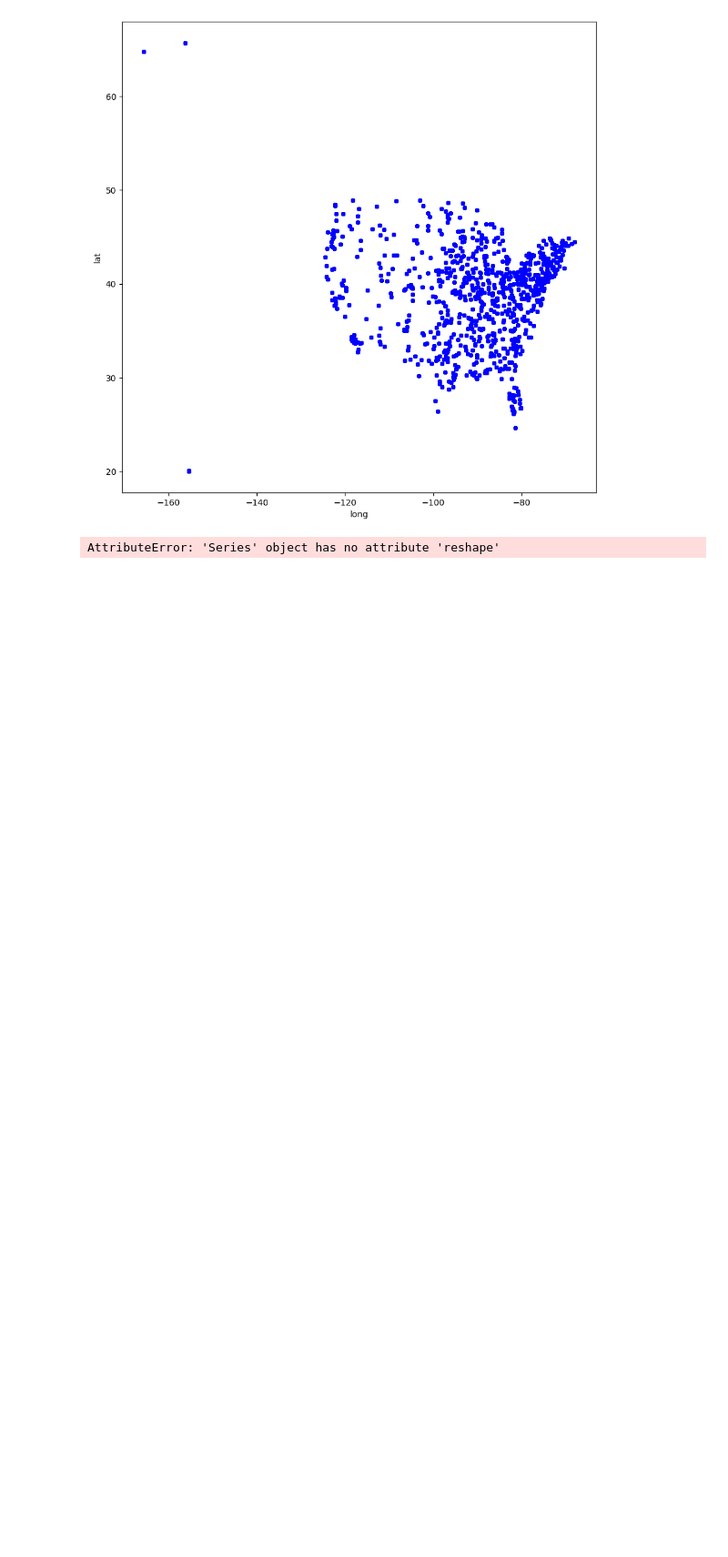
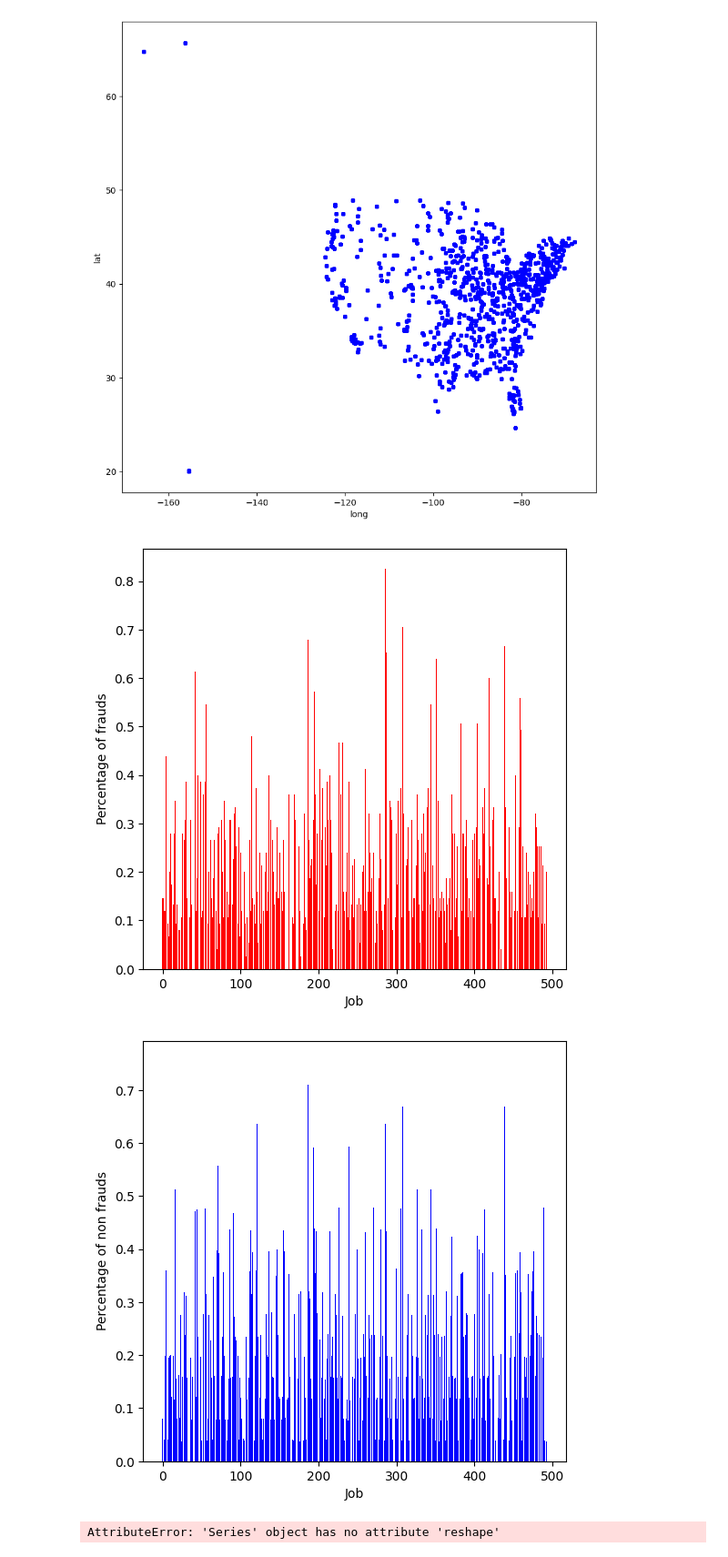
Before and after one commit to SenZmaKi/NyakaMwizi, a Jupyter notebook: nyakamwizi.ipynb, the cells around one changed output. Shown at 91% size. Drawn from its saved outputs; the diff is of its cells as text; code cells hidden in the pictures; blank space fills up the shorter version.

```diff
--- a/nyakamwizi.ipynb
+++ b/nyakamwizi.ipynb
@@ -310,6 +312,12 @@ non_fraud_transactions.plot(kind="scatter", x="long", y="lat", alpha=0.002, figs
 <Axes: xlabel='long', ylabel='lat'>
 [figure]
 [figure]
+# %%
+plot_distributions(fraud_transactions, "job", "Job", "Percentage of frauds", (6, 6), "r", intervals=False)
+plot_distributions(non_fraud_transactions, "job", "Job", "Percentage of non frauds", (6, 6), "b", intervals=False)
+# %% [output]
+[figure, added]
+[figure, added]
 # %%
 def one_hot_encode(df: pd.DataFrame, cat_features: list[str])->pd.DataFrame:
     encoder = preprocessing.OneHotEncoder()
```
Also changed, not shown: parts of 2 cells of this notebook, 1 other file.
